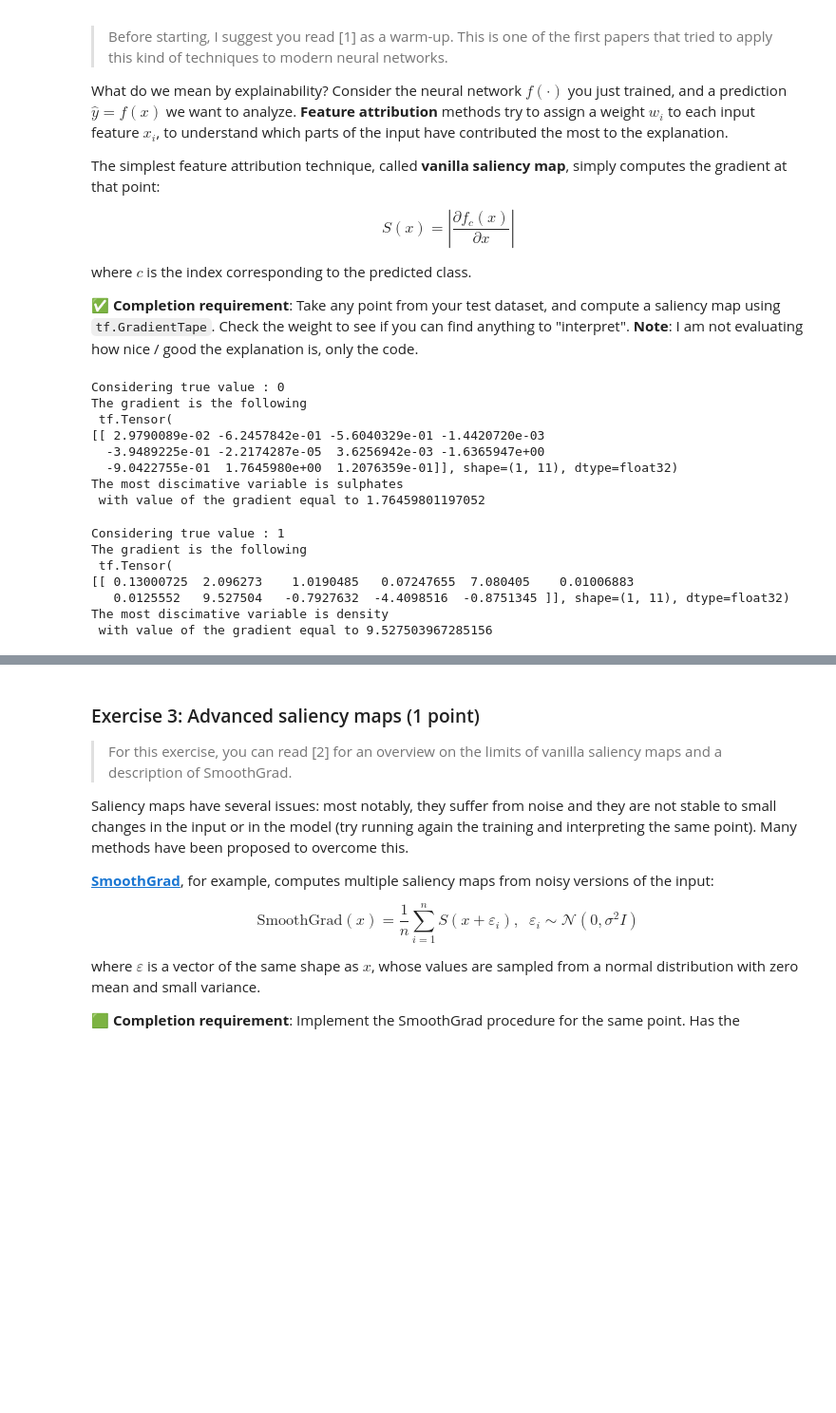
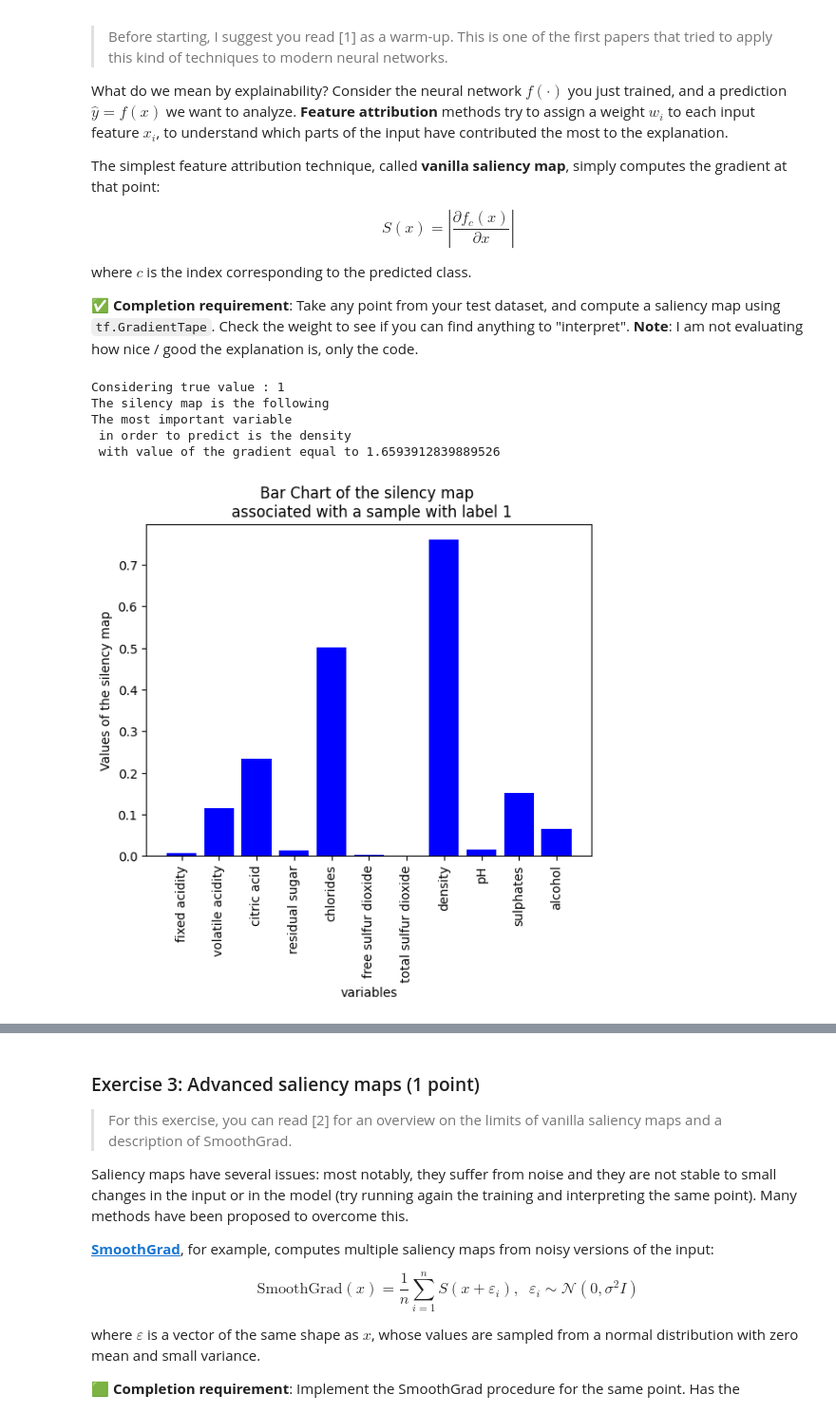
Before and after one commit to PaoloBarba/NN_Homework_1, a Jupyter notebook: NNDS_2023_Homework.ipynb, the cells around one changed output, grey strips where cells are left out. Shown at 95% size. Saved outputs shown, nothing was run; the diff lists cells and outputs as text; code cells hidden in the pictures; blank space fills up the shorter version.

```diff
--- a/NNDS_2023_Homework.ipynb
+++ b/NNDS_2023_Homework.ipynb
@@ -253,47 +253,13 @@ where  $c$ is the index corresponding to the predicted class.
 ✅ **Completion requirement**: Take any point from your test dataset, and compute a saliency map using `tf.GradientTape`. Check the weight to see if you can find anything to "interpret". **Note**: I am not evaluating how nice / good the explanation is, only the code.
 # %%
 # TODO: Take an element from your test set and compute the saliency map
-sample = X.iloc[0].values
-sample = tf.convert_to_tensor(sample, dtype=tf.float32)
-sample = tf.expand_dims(sample, axis=0)
-y_true = y[0]
-print(f"Considering true value : {y_true}")
+sample = X_test.iloc[0].values  # Take a sample point (class 1)
+sample = tf.convert_to_tensor(sample, dtype=tf.float32) # Convert to a tensor
+sample = tf.expand_dims(sample, axis=0)                 # Expand the dimension
+y_true = y_test[0]              # take the ground truth fot that sample
 with tf.GradientTape() as tape:
-    tape.watch(sample)
-    prediction = model(sample)
-    loss = tf.keras.losses.binary_crossentropy(y_true, prediction[0])
+    tape.watch(sample)          # compute the gradient over the x
+    prediction = model(sample)  # compute the predictions
 
-gradients = tape.gradient(loss, sample)
-print("The gradient is the following \n", gradients )
-print(f"The most discimative variable is {X.columns[np.argmax(np.abs(gradients))]} \n with value of the gradient equal to {np.max(np.abs(gradients))}")
+gradients = tape.gradient(prediction, sample) # compute the gradient over the prediction considering the sample
+silency_map_1 = np.abs(gradients)       # By taking the absolute values we are compute the vanilla saliency map
-# %% [output]
-Considering true value : 0
-The gradient is the following
- tf.Tensor(
-[[ 2.9790089e-02 -6.2457842e-01 -5.6040329e-01 -1.4420720e-03
-  -3.9489225e-01 -2.2174287e-05  3.6256942e-03 -1.6365947e+00
-  -9.0422755e-01  1.7645980e+00  1.2076359e-01]], shape=(1, 11), dtype=float32)
-The most discimative variable is sulphates
- with value of the gradient equal to 1.76459801197052
-# %%
-sample = X.iloc[3].values
-sample = tf.convert_to_tensor(sample, dtype=tf.float32)
-sample = tf.expand_dims(sample, axis=0)
-y_true = y[3]
-print(f"Considering true value : {y_true}")
-with tf.GradientTape() as tape:
-    tape.watch(sample)
-    prediction = model(sample)
-    loss = tf.keras.losses.binary_crossentropy(y_true, prediction[0])  # Assuming 'y_true' is your ground truth labels
-
-gradients = tape.gradient(loss, sample)
-print("The gradient is the following \n", gradients )
-print(f"The most discimative variable is {X.columns[np.argmax(np.abs(gradients))]} \n with value of the gradient equal to {np.max(np.abs(gradients))}")
-# %% [output]
-Considering true value : 1
-The gradient is the following
- tf.Tensor(
-[[ 0.13000725  2.096273    1.0190485   0.07247655  7.080405    0.01006883
-   0.0125552   9.527504   -0.7927632  -4.4098516  -0.8751345 ]], shape=(1, 11), dtype=float32)
-The most discimative variable is density
- with value of the gradient equal to 9.527503967285156
@@ -301,0 +266,28 @@ The most discimative variable is density
+# %%
+sample = X_test.iloc[1].values  # Take a sample point (class 0 )
+sample = tf.convert_to_tensor(sample, dtype=tf.float32) # Convert to a tensor
+sample = tf.expand_dims(sample, axis=0)                 # Expand the dimension
+y_true = y_test[1]              # take the ground truth fot that sample
+with tf.GradientTape() as tape:
+    tape.watch(sample)          # compute the gradient over the x
+    prediction = model(sample)  # compute the predictions
+
+gradients = tape.gradient(prediction, sample)  # compute the gradient over the predction considering the sample
+silency_map_0 = np.abs(gradients)        # By taking the absolute values we are compute the vanilla saliency map
+# %%
+# TODO: Check the saliency map to analyze the result. What can you say about the map?
+print(f"Considering true value : {y_test[0]}")
+print("The silency map is the following")
+plt.bar(X_test.columns, np.reshape(silency_map_0 , -1), color='blue')
+plt.xlabel('variables')
+plt.ylabel('Values of the silency map')
+plt.title('Bar Chart of the silency map \n associated with a sample with label 1')
+plt.xticks(rotation=90)
+print(f"The most important variable \n in order to predict is the {X.columns[np.argmax(silency_map_1)]} \n with value of the gradient equal to {np.max(silency_map_1)}")
+# %% [output]
+Considering true value : 1
+The silency map is the following
+The most important variable
+ in order to predict is the density
+ with value of the gradient equal to 1.6593912839889526
+[figure, added]
```
Also changed, not shown: parts of 15 cells of this notebook.
